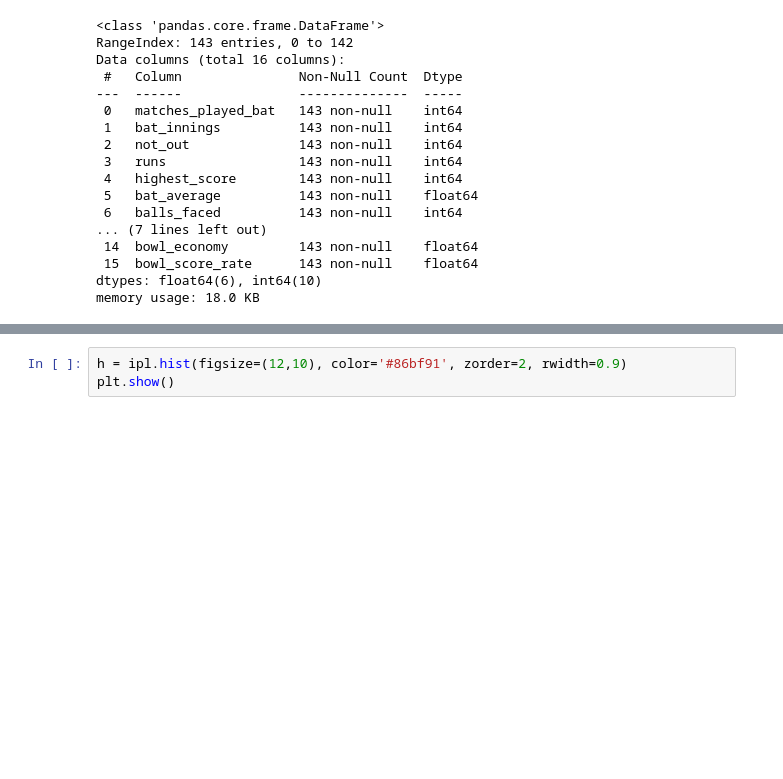
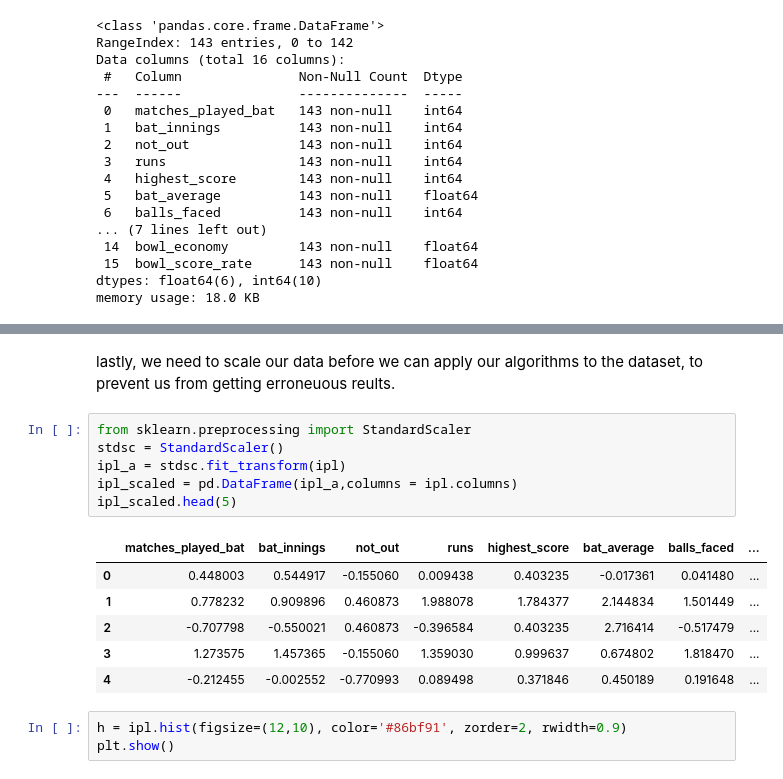
Before and after one commit to ashish612/dtsa-5510, a Jupyter notebook: finals.ipynb, the cells around one changed output, grey strips where cells are left out. Cells and saved outputs as stored; diff of their text form; blank space fills up the shorter version.

```diff
--- a/finals.ipynb
+++ b/finals.ipynb
@@ -168,3 +208,18 @@ memory usage: 18.0 KB
+# %% [markdown]
+lastly, we need to scale our data before we can apply our algorithms to the dataset, to prevent us from getting erroneuous reults.
+# %%
+from sklearn.preprocessing import StandardScaler
+stdsc = StandardScaler()
+ipl_a = stdsc.fit_transform(ipl)
+ipl_scaled = pd.DataFrame(ipl_a,columns = ipl.columns)
+ipl_scaled.head(5)
+# %% [output]
+|  | matches_played_bat | bat_innings | not_out | runs | highest_score | bat_average | balls_faced | ... |
+| 0 | 0.448003 | 0.544917 | -0.155060 | 0.009438 | 0.403235 | -0.017361 | 0.041480 | ... |
+| 1 | 0.778232 | 0.909896 | 0.460873 | 1.988078 | 1.784377 | 2.144834 | 1.501449 | ... |
+| 2 | -0.707798 | -0.550021 | 0.460873 | -0.396584 | 0.403235 | 2.716414 | -0.517479 | ... |
+| 3 | 1.273575 | 1.457365 | -0.155060 | 1.359030 | 0.999637 | 0.674802 | 1.818470 | ... |
+| 4 | -0.212455 | -0.002552 | -0.770993 | 0.089498 | 0.371846 | 0.450189 | 0.191648 | ... |
 # %%
 h = ipl.hist(figsize=(12,10), color='#86bf91', zorder=2, rwidth=0.9)
 plt.show()
```
Also changed, not shown: parts of 18 cells of this notebook.
